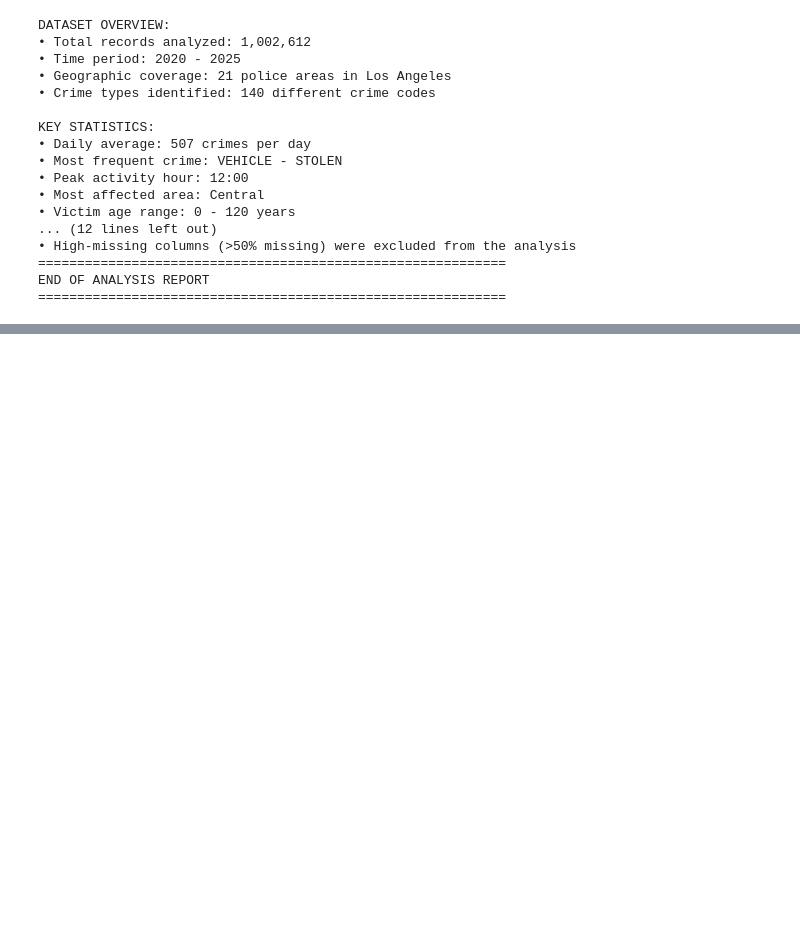
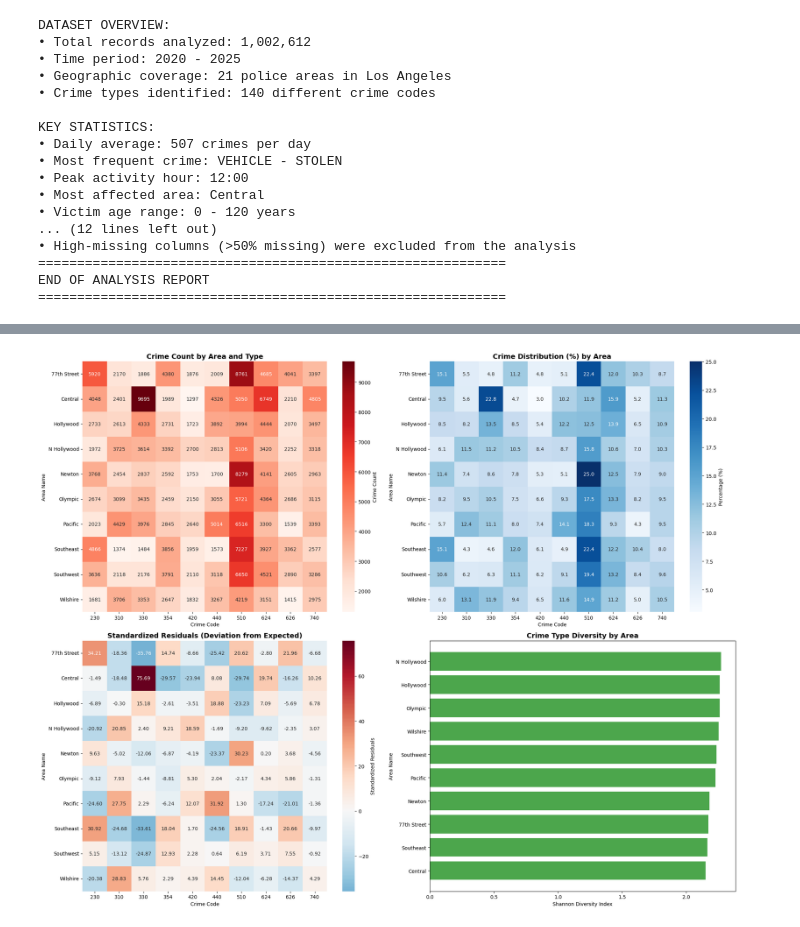
Before and after one commit to aydinmuhammed0534/LosAngeles-crime-analytics, a Jupyter notebook: app.ipynb, the cells around one changed output, grey strips where cells are left out. Saved outputs shown, nothing was run; the diff lists cells and outputs as text; code cells hidden in the pictures; blank space fills up the shorter version.

```diff
--- a/app.ipynb
+++ b/app.ipynb
@@ -489,0 +566,95 @@ END OF ANALYSIS REPORT
+# %%
+# Crime-Region Relationship Visualization and Analysis
+print("\n2. Regional Crime Specialization Analysis")
+print("-" * 40)
+
+# Calculate crime specialization indices
+# Normalized contingency table (percentages)
+contingency_pct = contingency_table.div(contingency_table.sum(axis=1), axis=0) * 100
+
+# Create comprehensive visualization
+fig, axes = plt.subplots(2, 2, figsize=(20, 16))
+
+# 1. Contingency Table Heatmap
+sns.heatmap(contingency_table, annot=True, fmt='d', cmap='Reds',
+            ax=axes[0, 0], cbar_kws={'label': 'Crime Count'})
+axes[0, 0].set_title('Crime Count by Area and Type', fontsize=14, fontweight='bold')
+axes[0, 0].set_xlabel('Crime Code')
+axes[0, 0].set_ylabel('Area Name')
+
+# 2. Percentage Distribution Heatmap
+sns.heatmap(contingency_pct, annot=True, fmt='.1f', cmap='Blues',
+            ax=axes[0, 1], cbar_kws={'label': 'Percentage (%)'})
+axes[0, 1].set_title('Crime Distribution (%) by Area', fontsize=14, fontweight='bold')
+axes[0, 1].set_xlabel('Crime Code')
+axes[0, 1].set_ylabel('Area Name')
+
+# 3. Standardized Residuals (shows deviations from expected)
+standardized_residuals = (contingency_table - expected) / np.sqrt(expected)
+sns.heatmap(standardized_residuals, annot=True, fmt='.2f', cmap='RdBu_r', center=0,
+            ax=axes[1, 0], cbar_kws={'label': 'Standardized Residuals'})
+axes[1, 0].set_title('Standardized Residuals (Deviation from Expected)', fontsize=14, fontweight='bold')
+axes[1, 0].set_xlabel('Crime Code')
+axes[1, 0].set_ylabel('Area Name')
+
+# 4. Crime Diversity Index by Area
+crime_diversity = []
+area_names = []
+for area in contingency_table.index:
+    area_crimes = contingency_table.loc[area]
+    total_crimes = area_crimes.sum()
+    if total_crimes > 0:
+        # Calculate Shannon diversity index
+        proportions = area_crimes / total_crimes
+        proportions = proportions[proportions > 0]  # Remove zeros
+        shannon_index = -np.sum(proportions * np.log(proportions))
+        crime_diversity.append(shannon_index)
+        area_names.append(area)
+
+diversity_df = pd.DataFrame({'Area': area_names, 'Diversity_Index': crime_diversity})
+diversity_df = diversity_df.sort_values('Diversity_Index', ascending=True)
+
+axes[1, 1].barh(diversity_df['Area'], diversity_df['Diversity_Index'], color='green', alpha=0.7)
+axes[1, 1].set_title('Crime Type Diversity by Area', fontsize=14, fontweight='bold')
+axes[1, 1].set_xlabel('Shannon Diversity Index')
+axes[1, 1].set_ylabel('Area Name')
+
+plt.tight_layout()
+plt.show()
+
+# Statistical Summary
+print(f"\n3. Key Statistical Insights:")
+print("-" * 40)
+
+# Find areas with highest/lowest crime specialization
+max_residual_pos = standardized_residuals.max().max()
+max_residual_neg = standardized_residuals.min().min()
+
+# Most and least diverse areas
+most_diverse_area = diversity_df.loc[diversity_df['Diversity_Index'].idxmax()]
+least_diverse_area = diversity_df.loc[diversity_df['Diversity_Index'].idxmin()]
+
+print(f"• Strongest positive association (standardized residual): {max_residual_pos:.2f}")
+print(f"• Strongest negative association (standardized residual): {max_residual_neg:.2f}")
+print(f"• Most crime-diverse area: {most_diverse_area['Area']} (Shannon Index: {most_diverse_area['Diversity_Index']:.2f})")
+print(f"• Most crime-specialized area: {least_diverse_area['Area']} (Shannon Index: {least_diverse_area['Diversity_Index']:.2f})")
+
+# Regional crime concentration analysis
+print(f"\n4. Regional Crime Concentration:")
+print("-" * 40)
+
+for crime_code in contingency_table.columns:
+    crime_data = contingency_table[crime_code]
+    total_crime = crime_data.sum()
+
+    # Calculate concentration ratio (top 3 areas)
+    top_3_areas = crime_data.nlargest(3)
+    concentration_ratio = (top_3_areas.sum() / total_crime) * 100
+
+    crime_desc = df[df['Crm Cd'] == crime_code]['Crm Cd Desc'].iloc[0]
+    print(f"• Crime {crime_code} ({crime_desc[:30]}...): {concentration_ratio:.1f}% concentrated in top 3 areas")
+
+print(f"\nConclusion:")
+print(f"The analysis reveals {'significant' if p_value < 0.05 else 'no significant'} regional specialization in crime types.")
+print(f"Effect size indicates {effect_interpretation} association between location and crime type.")
+# %% [output]
@@ -489,0 +663 @@ END OF ANALYSIS REPORT
+[figure, added]
```
Also changed, not shown: parts of 5 cells of this notebook, 2 other files.
